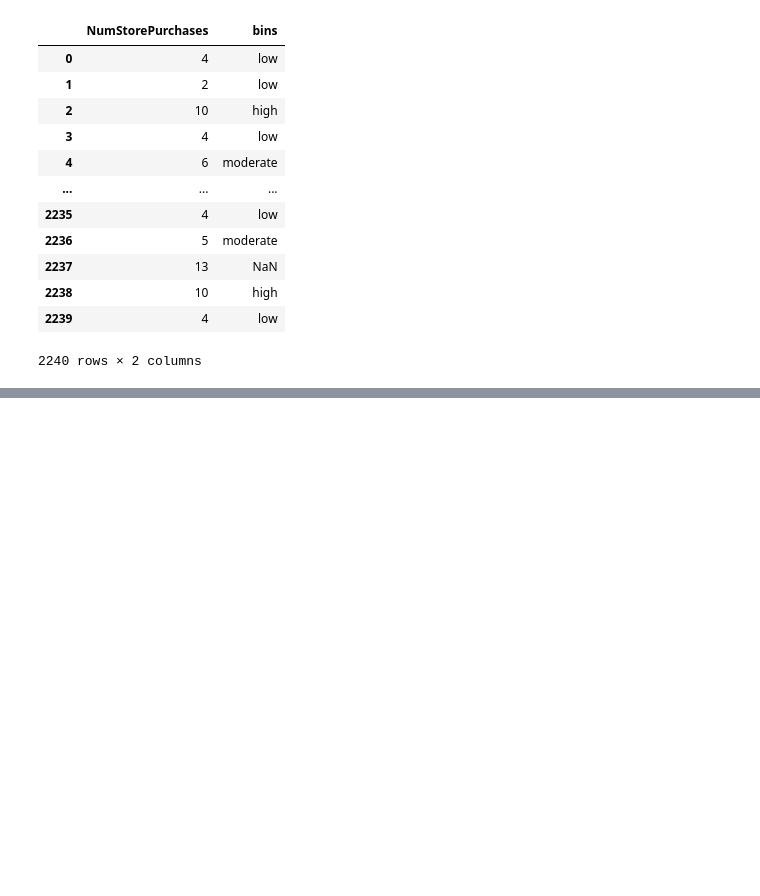
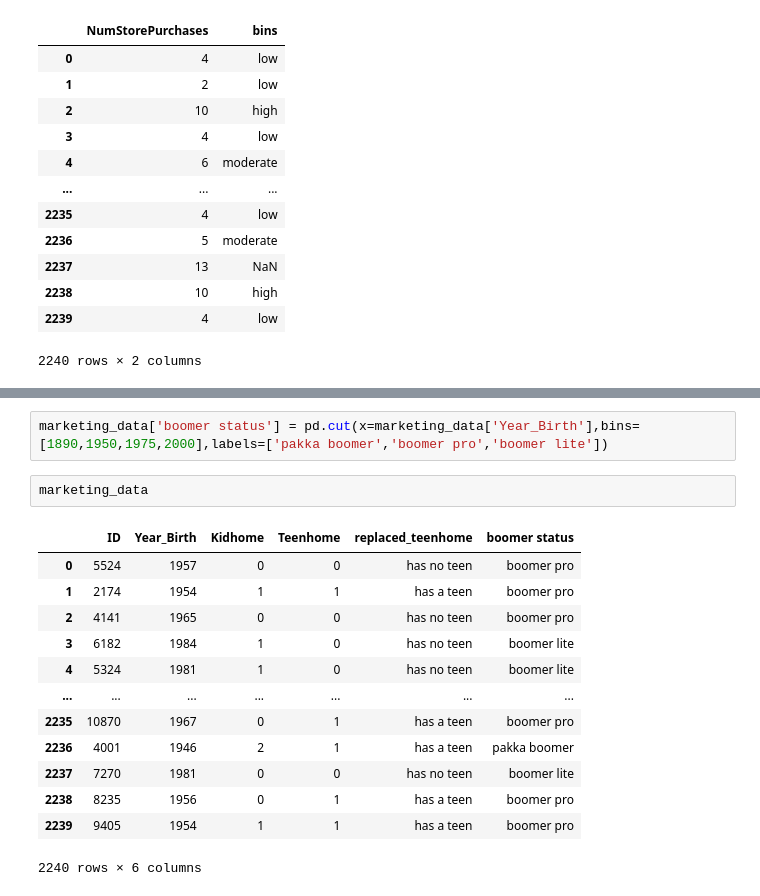
Before and after one commit to thanga-v2/Exploratory-Data-Analysis, a Jupyter notebook: 2.Preparing Data for EDA.ipynb, the cells around one changed output, grey strips where cells are left out. Saved outputs shown, nothing was run; the diff lists cells and outputs as text; blank space fills up the shorter version.

```diff
--- a/2.Preparing Data for EDA.ipynb
+++ b/2.Preparing Data for EDA.ipynb
@@ -1117,0 +1335,18 @@ corr_data
+# %%
+marketing_data['boomer status'] = pd.cut(x=marketing_data['Year_Birth'],bins=[1890,1950,1975,2000],labels=['pakka boomer','boomer pro','boomer lite'])
+# %%
+marketing_data
+# %% [output]
+|  | ID | Year_Birth | Kidhome | Teenhome | replaced_teenhome | boomer status |
+| 0 | 5524 | 1957 | 0 | 0 | has no teen | boomer pro |
+| 1 | 2174 | 1954 | 1 | 1 | has a teen | boomer pro |
+| 2 | 4141 | 1965 | 0 | 0 | has no teen | boomer pro |
+| 3 | 6182 | 1984 | 1 | 0 | has no teen | boomer lite |
+| 4 | 5324 | 1981 | 1 | 0 | has no teen | boomer lite |
+| ... | ... | ... | ... | ... | ... | ... |
+| 2235 | 10870 | 1967 | 0 | 1 | has a teen | boomer pro |
+| 2236 | 4001 | 1946 | 2 | 1 | has a teen | pakka boomer |
+| 2237 | 7270 | 1981 | 0 | 0 | has no teen | boomer lite |
+| 2238 | 8235 | 1956 | 0 | 1 | has a teen | boomer pro |
+| 2239 | 9405 | 1954 | 1 | 1 | has a teen | boomer pro |
+2240 rows × 6 columns
```
Also changed, not shown: parts of 19 cells of this notebook.
